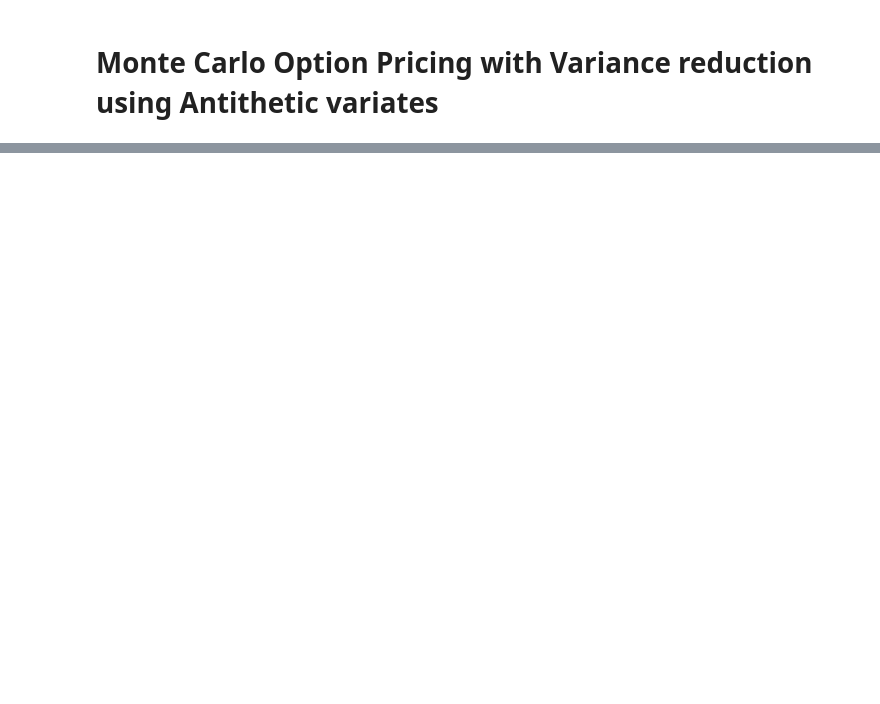
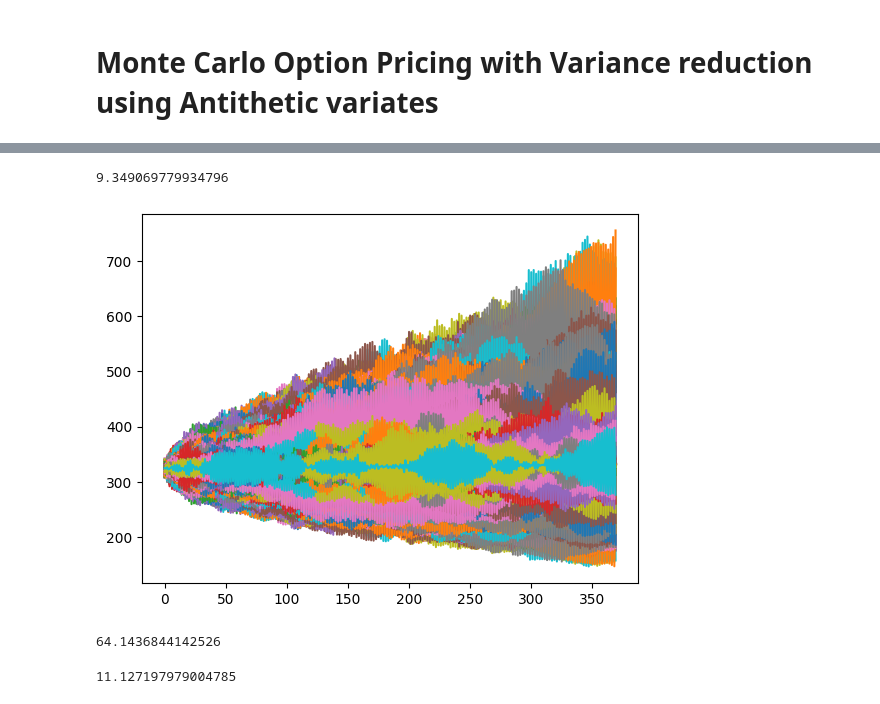
Before and after one commit to mrodek/ISYE6644-GRP236-OptionPricing, a Jupyter notebook: Option_Pricing.ipynb, the cells around one changed output, grey strips where cells are left out. Saved outputs shown, nothing was run; the diff lists cells and outputs as text; code cells hidden in the pictures; blank space fills up the shorter version.

```diff
--- a/Option_Pricing.ipynb
+++ b/Option_Pricing.ipynb
@@ -638,0 +680,7 @@ option_brk.put
+# %%
+df = df.append({
+    'Method':["Monte Carlo(LSM) with Antithetic VR - European"],
+    'Call' :[option_brk.call],
+    'Put':[option_brk.put],
+    'Run Time':[run_time]
+               }, ignore_index=True)
@@ -638,0 +749,11 @@ option_brk.put
+# %%
+option_brk.put
+# %% [output]
+9.349069779934796
+# %%
+df = df.append({
+    'Method':["Monte Carlo(LSM) with Antithetic VR(M/2) - European"],
+    'Call' :[option_brk.call],
+    'Put':[option_brk.put],
+    'Run Time':[run_time]
+               }, ignore_index=True)
@@ -638,0 +844,23 @@ option_brk.put
+# %%
+# Option parameters
+S = brk[1]
+vol = vol
+drift = drift
+K = 300 #Strike
+r = .0358       #https://ycharts.com/indicators/10_year_treasury_rate
+T = (datetime(2024,1,19) - datetime.today()).days/365 #(datetime(2024,1,19) - datetime.today()).days/365
+M = int(1e4)
+
+start = time.process_time()
+option_brk = American_mcs_vr(M, S, vol, drift, K, T, r)
+run_time = time.process_time() - start
+# %% [output]
+[figure, added]
+# %%
+option_brk.call
+# %% [output]
+64.1436844142526
+# %%
+option_brk.put
+# %% [output]
+11.127197979004785
```
Also changed, not shown: parts of 36 cells of this notebook.
